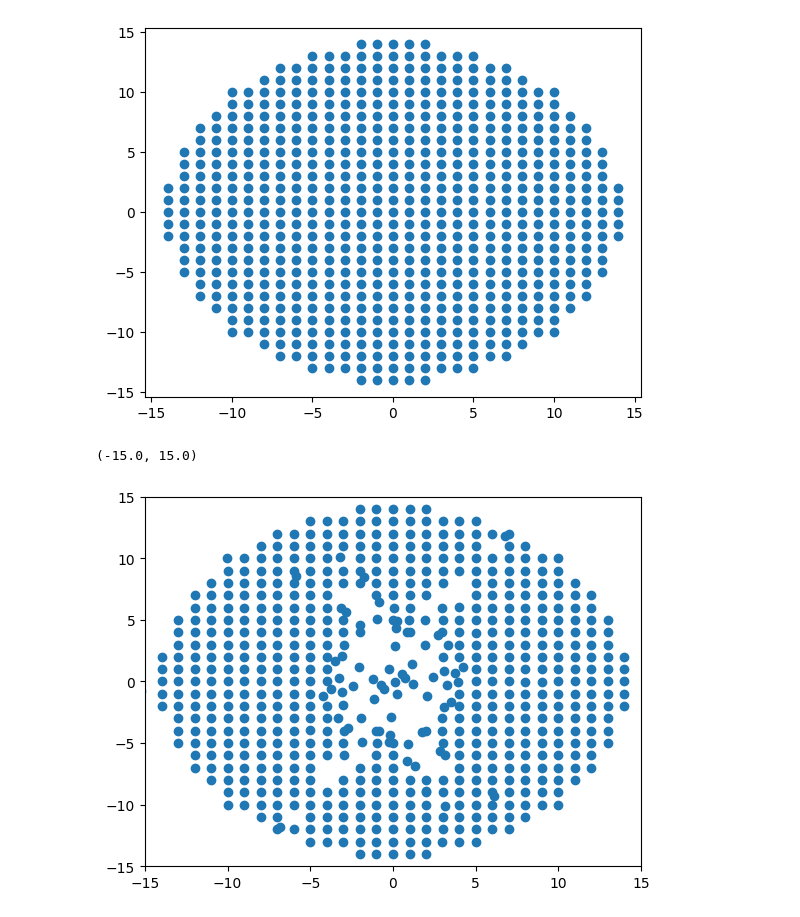
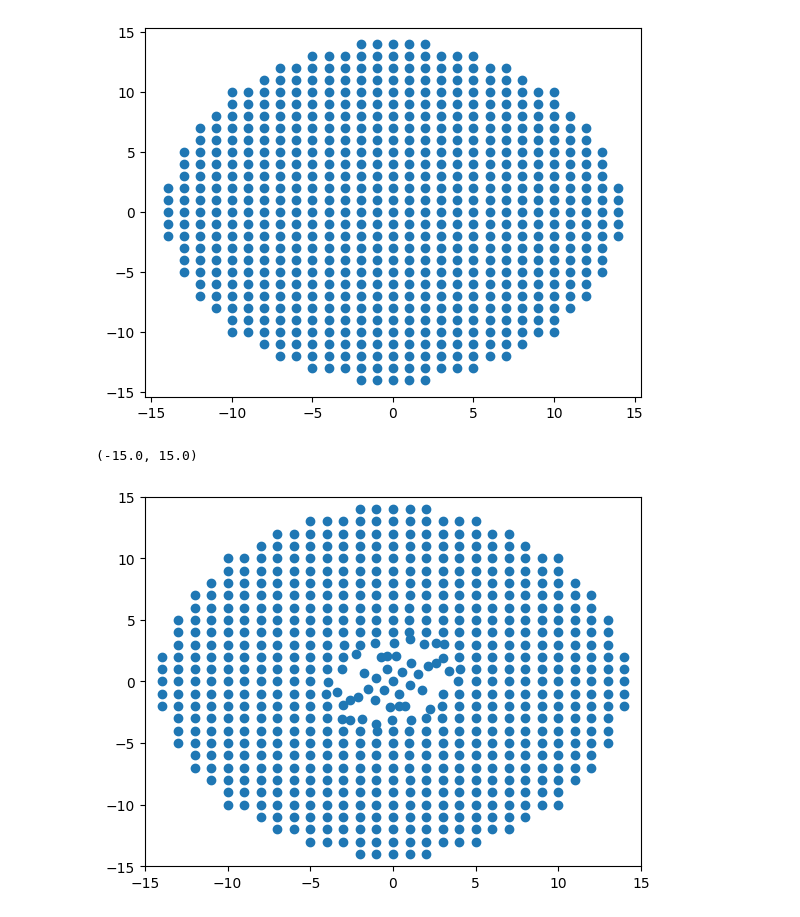
Before and after one commit to Williame33445/physics-projects, a Jupyter notebook: spiral-galaxy-evolution/spiral-galaxy-evolution.ipynb, the cells around one changed output. Saved outputs shown, nothing was run; the diff lists cells and outputs as text; code cells hidden in the pictures.

```diff
--- a/spiral-galaxy-evolution/spiral-galaxy-evolution.ipynb
+++ b/spiral-galaxy-evolution/spiral-galaxy-evolution.ipynb
@@ -98,7 +98,7 @@ Ms = np.array(Ms)
 v0s = np.array(v0s)
 L = np.array(L)
 # %%
-g = Galaxy(r0s,v0s,Ms,alpha,beta,p,q,D,100,3,2)
+g = Galaxy(r0s,v0s,Ms,alpha,beta,p,q,D,1000,3,2)
 # %% [output]
 0
 1
@@ -123,12 +123,12 @@ plt.scatter(g.rs[0,:,0],g.rs[0,:,1])
 <matplotlib.collections.PathCollection at 0x...>
 [figure]
 # %%
-plt.scatter(g.rs[50,:,0],g.rs[50,:,1])
+plt.scatter(g.rs[-500,:,0],g.rs[-500,:,1])
 plt.xlim(-15,15)
 plt.ylim(-15,15)
 # %% [output]
 (-15.0, 15.0)
-[figure, old version]
+[figure, new version]
 # %%
 plt.scatter(g.rs[-10,:,0],g.rs[-10,:,1])
 # %% [output]
```
Also changed, not shown: parts of 2 cells of this notebook, 5 other files.
